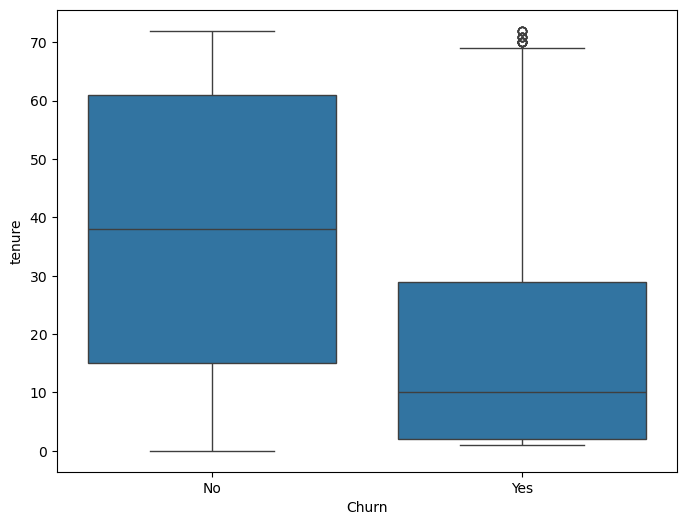
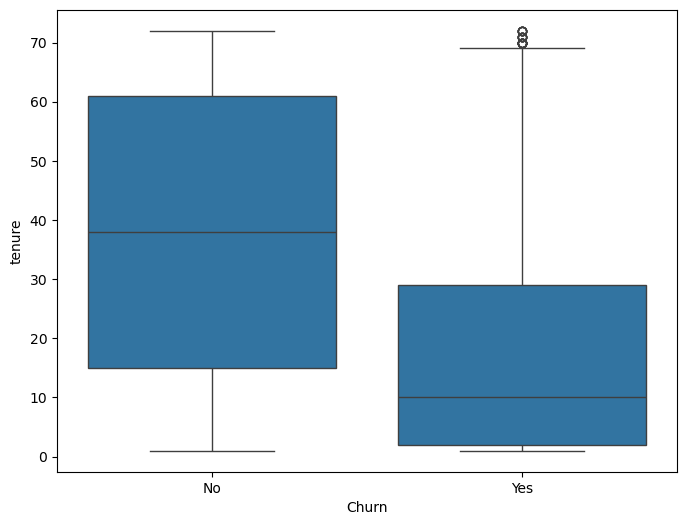
The change to this notebook cell's code, shown as a diff; its figure went from the first image to the second:
--- before
+++ after
@@ -1,6 +1,6 @@
 plt.figure(figsize = (8,6))
 sns.boxplot( x = "Churn", y = "tenure", data = df)
-plt.show()
 plt.savefig(
     "screenshots/churn_vs_tenure.png"
 )
+plt.show()

Commit: Update EDA.ipynb